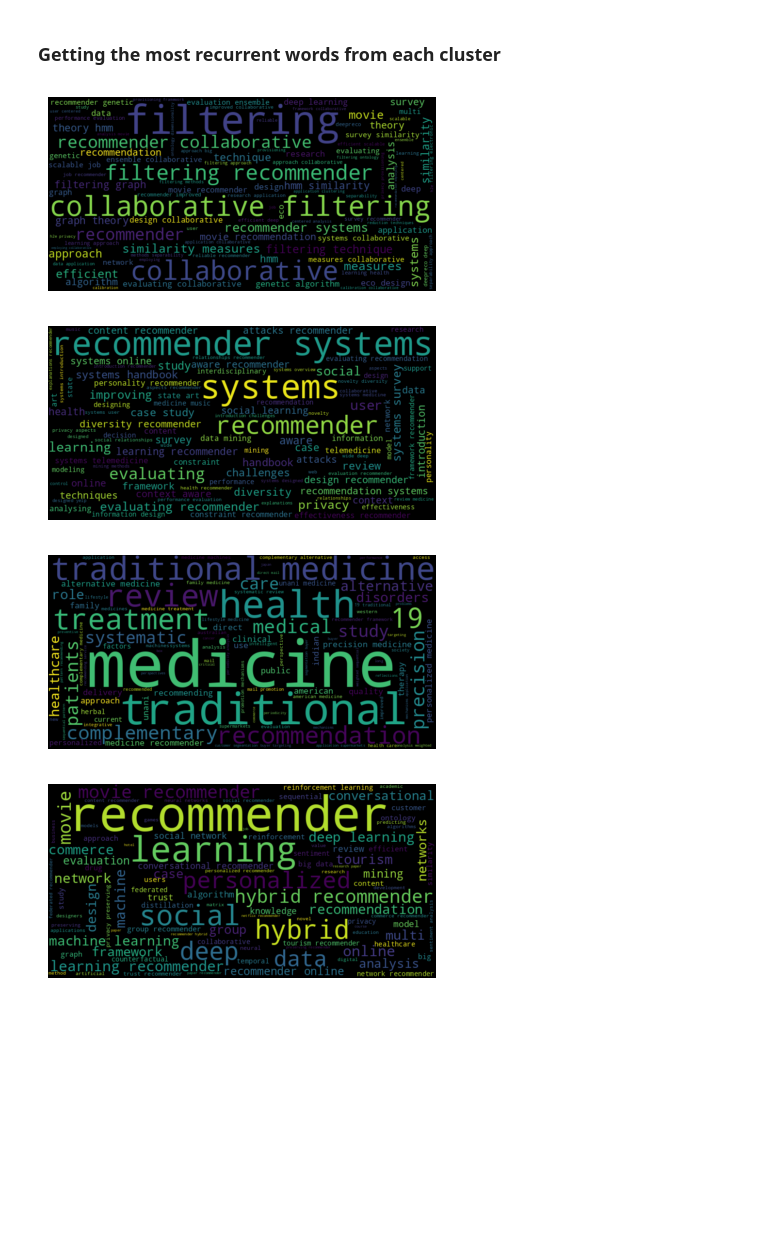
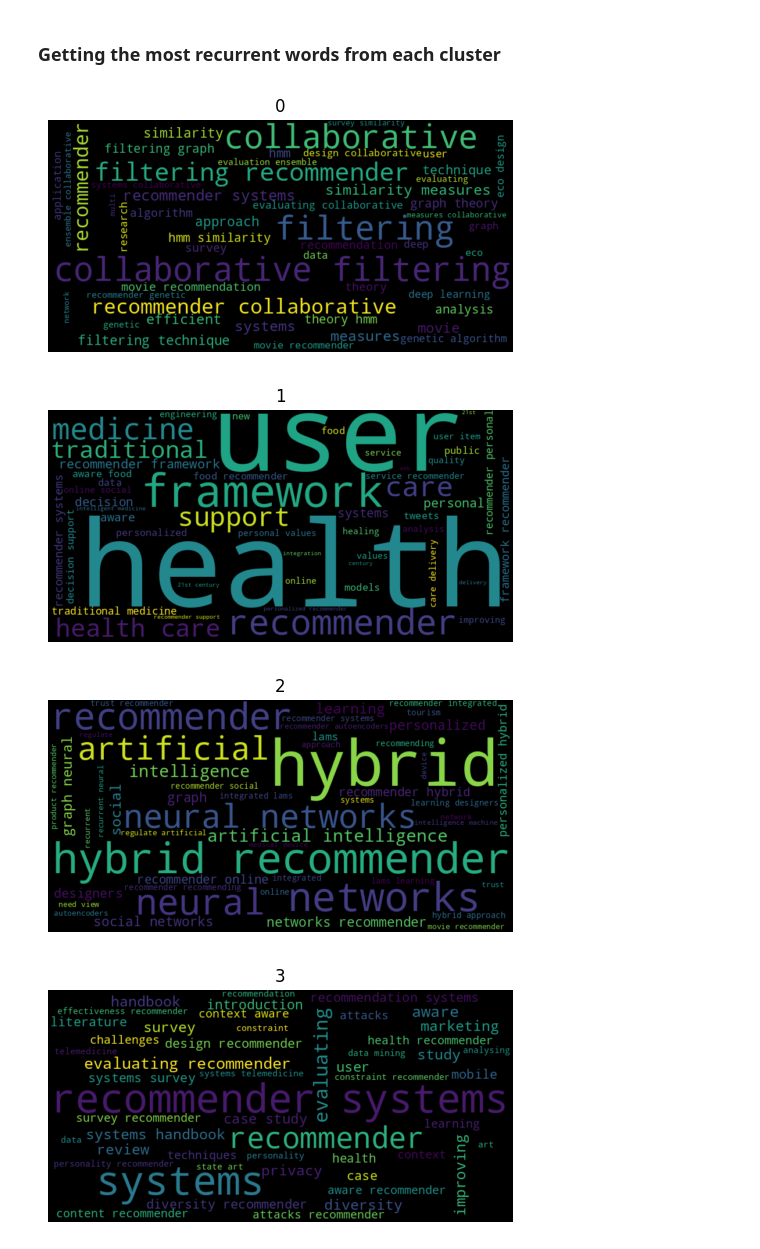
Before and after one commit to GUILN/recommender_systems, a Jupyter notebook: helpers/papers_clustering.ipynb, the cells around one changed output. Drawn from its saved outputs; the diff is of its cells as text; code cells hidden in the pictures; blank space fills up the shorter version.

Commit message:
saves clustering info

```diff
--- a/helpers/papers_clustering.ipynb
+++ b/helpers/papers_clustering.ipynb
@@ -33,6 +33,8 @@ additional_stop_words = [
    "covid",
    "covid 19",
    "using",
+   "19",
+   "17",
 ]
 
 total_stop_words = text.ENGLISH_STOP_WORDS.union(additional_stop_words)
@@ -71,8 +73,8 @@ from sklearn.cluster import KMeans
 n_clusters = 8
 
 kmeans = KMeans(n_clusters=n_clusters)
-papers_df["Clusters"] = kmeans.fit_predict(X)
-papers_df["Clusters"] = papers_df["Clusters"].astype("category")
+papers_df["Cluster"] = kmeans.fit_predict(X)
+papers_df["Cluster"] = papers_df["Cluster"].astype("category")
 
 papers_df.head()
 # %% [output]
@@ -94,7 +96,7 @@ def get_n_most_recurrent_words_from_cluster(
     '''
     gets the n most recurrent words and returns in pandas.Series format
     '''
-    clusters_papers = papers_df[papers_df.Clusters == cluster_number]
+    clusters_papers = papers_df[papers_df.Cluster == cluster_number]
     clusters_words = tfidf_data[tfidf_data.index.isin(clusters_papers.index)]
 
     most_recurrent_words = clusters_words.sum()
@@ -102,7 +104,7 @@ def get_n_most_recurrent_words_from_cluster(
 
     return most_recurrent_words.head(n)
 # %%
-n = 100
+n = 50
 '''
 cluster words is a vector of pandas.Series that contains the most frequent words in each cluster.
 each cluster number is the same as the vector index.
@@ -119,25 +121,26 @@ for c in range(0, n_clusters -1):
 # %%
 from wordcloud import WordCloud
 '''
 cluster words is a vector of dictionary those dictionaries have the frequency of word(got by using TF-IDF).
 '''
 cluster_words_dict = []
 
 for cw in cluster_words:
    cluster_words_dict.append(cw.to_dict())
 
 
-for word_dict in cluster_words_dict:
+for n,word_dict  in enumerate(cluster_words_dict):
     wc = WordCloud(width=800, height=400, max_words=200).generate_from_frequencies(word_dict)
 
     import matplotlib.pyplot as plt
 
     plt.figure(figsize=(6, 6))
+    plt.title(n)
     plt.imshow(wc, interpolation='bilinear')
     plt.axis('off')
     plt.show()
 # %% [output]
-[figure, old version]
+[figure, new version]
-[figure, old version]
+[figure, new version]
-[figure, old version]
+[figure, new version]
-[figure, old version]
+[figure, new version]
```
Also changed, not shown: parts of 4 cells of this notebook, 1 other file.
